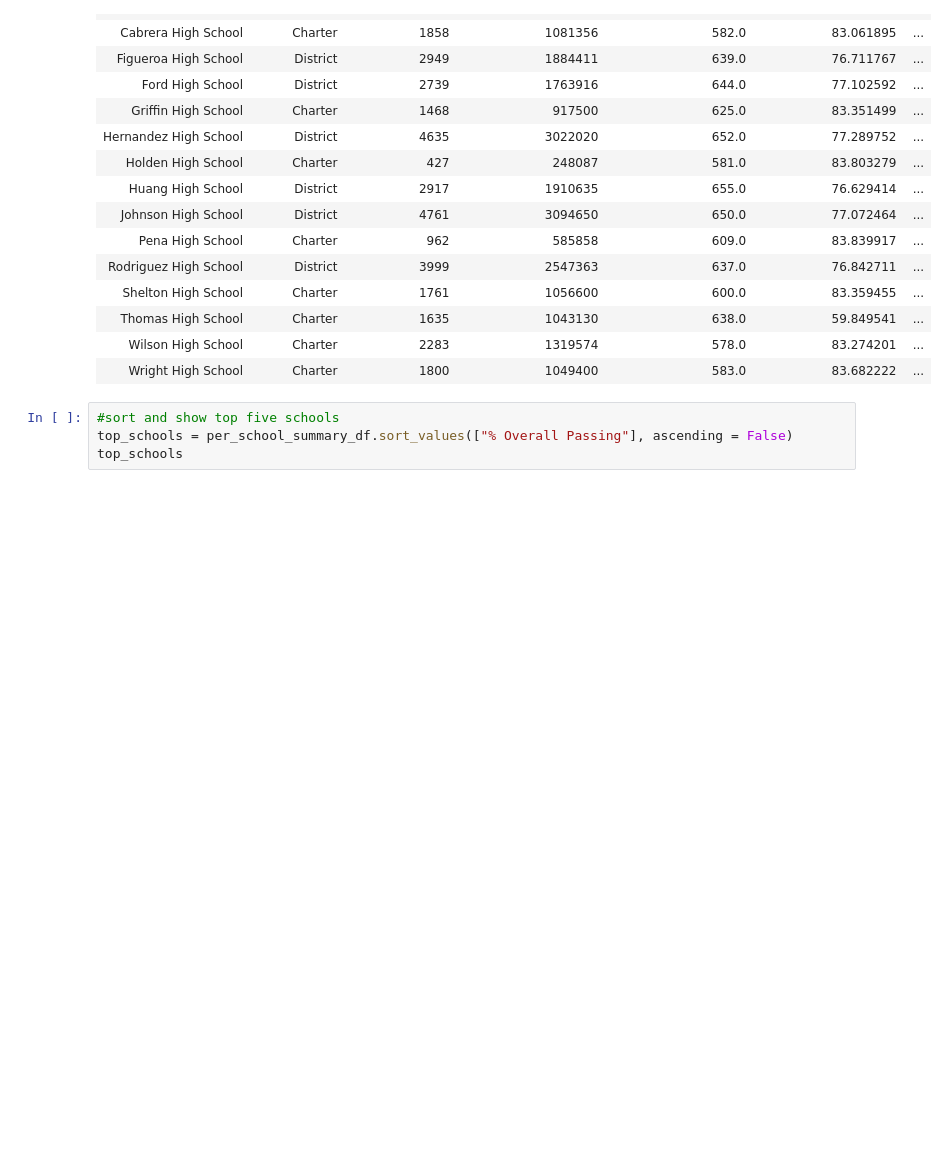
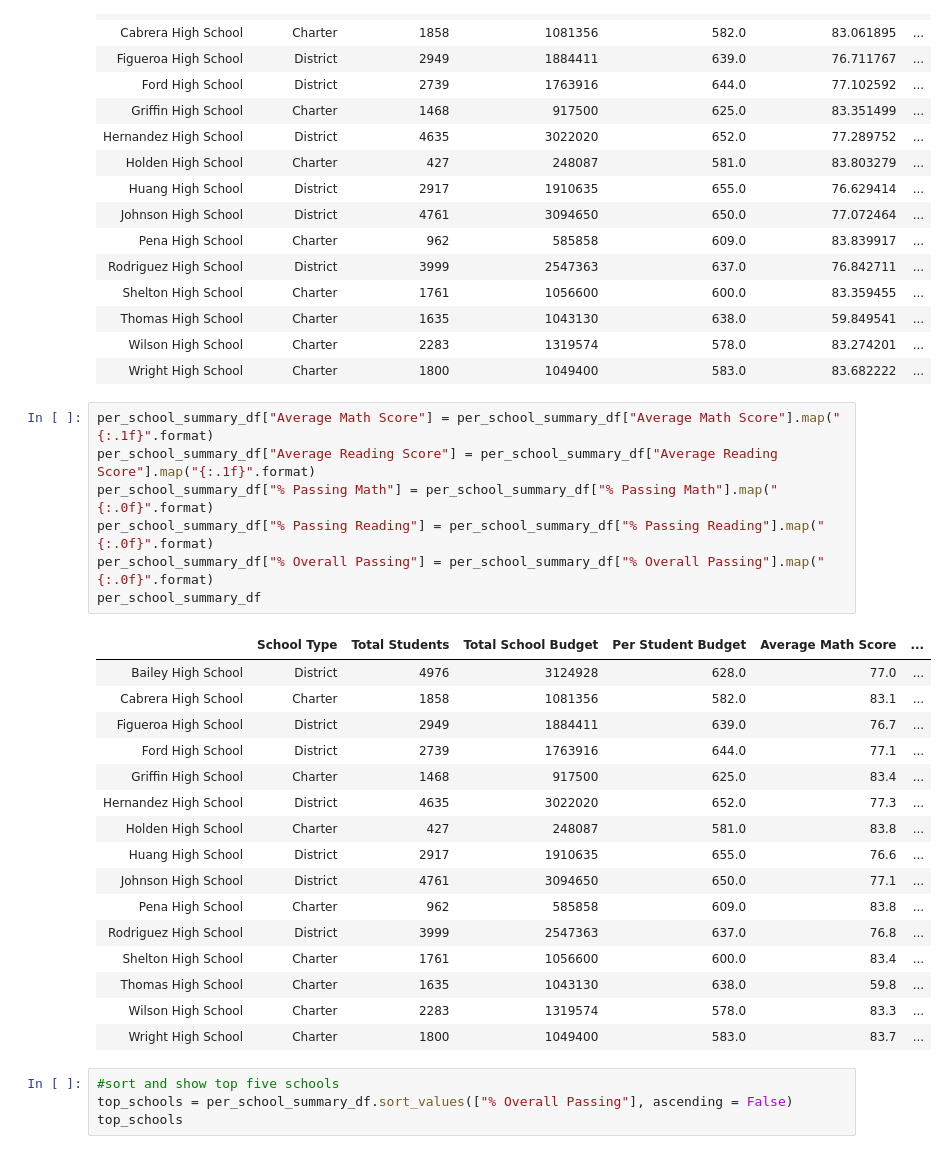
Before and after one commit to pegkhiev/School_District_Analysis, a Jupyter notebook: PyCitySchools_Challenge.ipynb, the cells around one changed output. Saved outputs shown, nothing was run; the diff lists cells and outputs as text; blank space fills up the shorter version.

```diff
--- a/PyCitySchools_Challenge.ipynb
+++ b/PyCitySchools_Challenge.ipynb
@@ -686,6 +661,30 @@ per_school_summary_df
 | Thomas High School | Charter | 1635 | 1043130 | 638.0 | 59.849541 | ... |
 | Wilson High School | Charter | 2283 | 1319574 | 578.0 | 83.274201 | ... |
 | Wright High School | Charter | 1800 | 1049400 | 583.0 | 83.682222 | ... |
+# %%
+per_school_summary_df["Average Math Score"] = per_school_summary_df["Average Math Score"].map("{:.1f}".format)
+per_school_summary_df["Average Reading Score"] = per_school_summary_df["Average Reading Score"].map("{:.1f}".format)
+per_school_summary_df["% Passing Math"] = per_school_summary_df["% Passing Math"].map("{:.0f}".format)
+per_school_summary_df["% Passing Reading"] = per_school_summary_df["% Passing Reading"].map("{:.0f}".format)
+per_school_summary_df["% Overall Passing"] = per_school_summary_df["% Overall Passing"].map("{:.0f}".format)
+per_school_summary_df
+# %% [output]
+|  | School Type | Total Students | Total School Budget | Per Student Budget | Average Math Score | ... |
+| Bailey High School | District | 4976 | 3124928 | 628.0 | 77.0 | ... |
+| Cabrera High School | Charter | 1858 | 1081356 | 582.0 | 83.1 | ... |
+| Figueroa High School | District | 2949 | 1884411 | 639.0 | 76.7 | ... |
+| Ford High School | District | 2739 | 1763916 | 644.0 | 77.1 | ... |
+| Griffin High School | Charter | 1468 | 917500 | 625.0 | 83.4 | ... |
+| Hernandez High School | District | 4635 | 3022020 | 652.0 | 77.3 | ... |
+| Holden High School | Charter | 427 | 248087 | 581.0 | 83.8 | ... |
+| Huang High School | District | 2917 | 1910635 | 655.0 | 76.6 | ... |
+| Johnson High School | District | 4761 | 3094650 | 650.0 | 77.1 | ... |
+| Pena High School | Charter | 962 | 585858 | 609.0 | 83.8 | ... |
+| Rodriguez High School | District | 3999 | 2547363 | 637.0 | 76.8 | ... |
+| Shelton High School | Charter | 1761 | 1056600 | 600.0 | 83.4 | ... |
+| Thomas High School | Charter | 1635 | 1043130 | 638.0 | 59.8 | ... |
+| Wilson High School | Charter | 2283 | 1319574 | 578.0 | 83.3 | ... |
+| Wright High School | Charter | 1800 | 1049400 | 583.0 | 83.7 | ... |
 # %%
 #sort and show top five schools
 top_schools = per_school_summary_df.sort_values(["% Overall Passing"], ascending = False)
```
Also changed, not shown: parts of 5 cells of this notebook, 7 other files.
